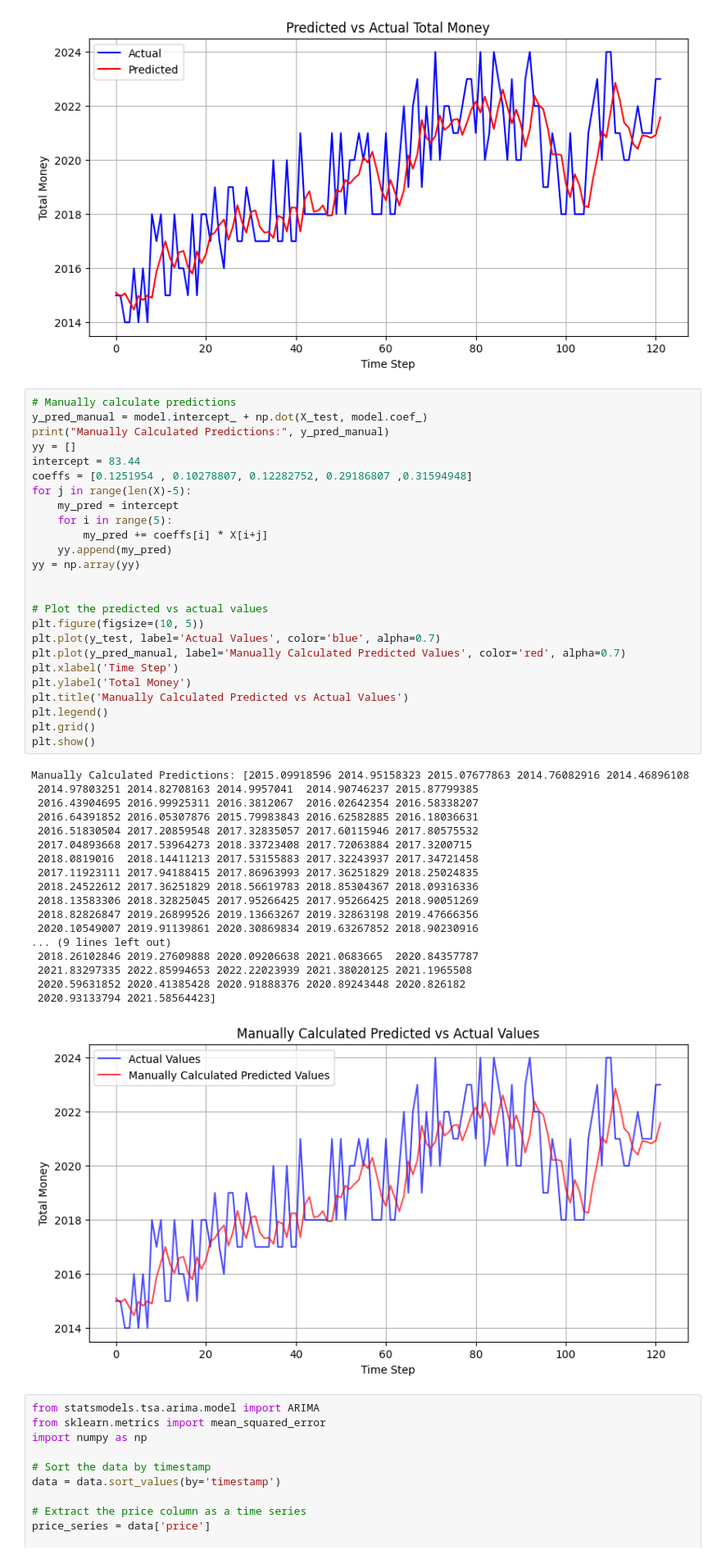
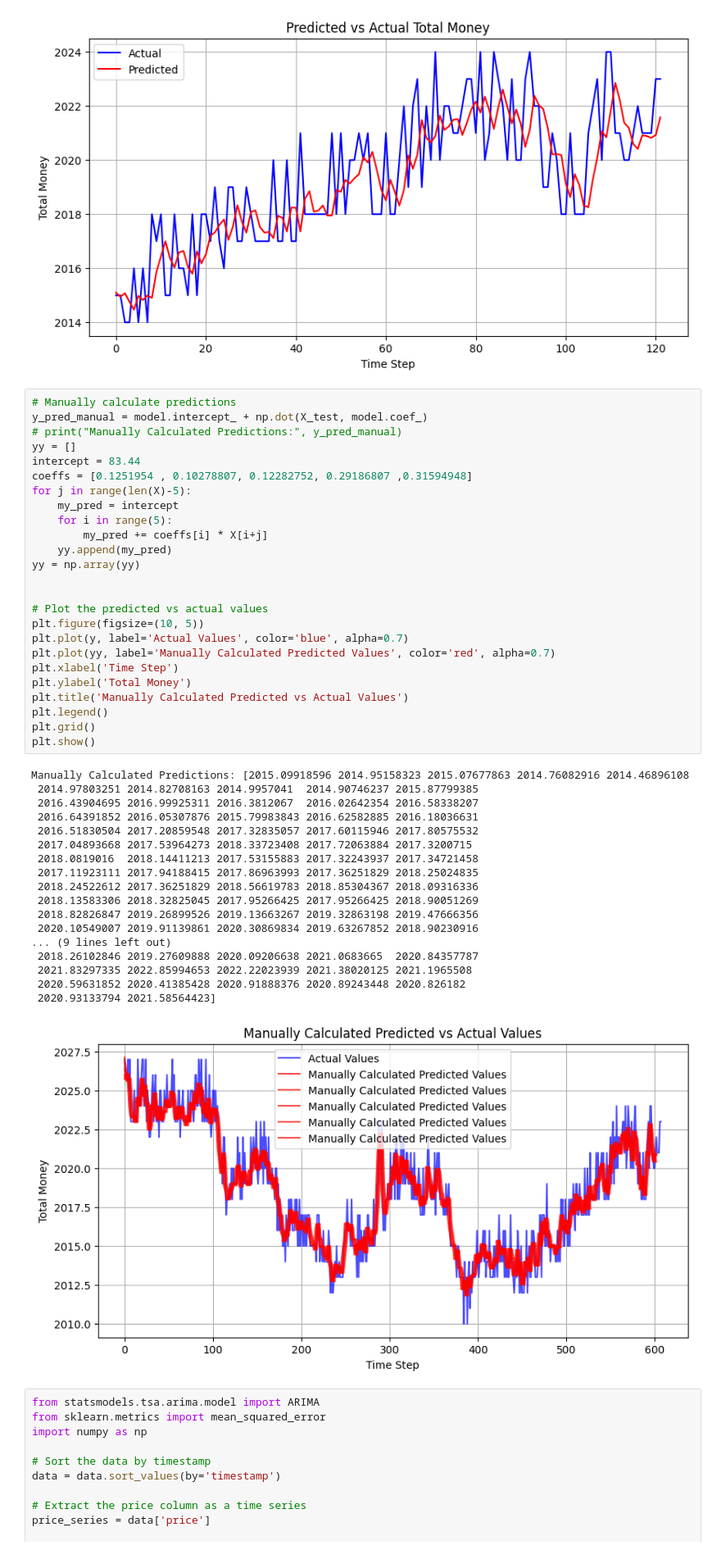
Before and after one commit to SamyakSS83/paradis-island-imckechode, a Jupyter notebook: Tutorial_round/analysis.ipynb, the cells around one changed output. Shown at 82% size. Saved outputs shown, nothing was run; the diff lists cells and outputs as text.

```diff
--- a/Tutorial_round/analysis.ipynb
+++ b/Tutorial_round/analysis.ipynb
@@ -93,7 +93,7 @@ Model Intercept: 83.44027023531362
 # %%
 # Manually calculate predictions
 y_pred_manual = model.intercept_ + np.dot(X_test, model.coef_)
-print("Manually Calculated Predictions:", y_pred_manual)
+# print("Manually Calculated Predictions:", y_pred_manual)
 yy = []
 intercept = 83.44
 coeffs = [0.1251954 , 0.10278807, 0.12282752, 0.29186807 ,0.31594948]
@@ -104,36 +104,36 @@ for j in range(len(X)-5):
     yy.append(my_pred)
 yy = np.array(yy)
 
 
 # Plot the predicted vs actual values
 plt.figure(figsize=(10, 5))
-plt.plot(y_test, label='Actual Values', color='blue', alpha=0.7)
-plt.plot(y_pred_manual, label='Manually Calculated Predicted Values', color='red', alpha=0.7)
+plt.plot(y, label='Actual Values', color='blue', alpha=0.7)
+plt.plot(yy, label='Manually Calculated Predicted Values', color='red', alpha=0.7)
 plt.xlabel('Time Step')
 plt.ylabel('Total Money')
 plt.title('Manually Calculated Predicted vs Actual Values')
 plt.legend()
 plt.grid()
 plt.show()
 # %% [output]
 Manually Calculated Predictions: [2015.09918596 2014.95158323 2015.07677863 2014.76082916 2014.46896108
  2014.97803251 2014.82708163 2014.9957041  2014.90746237 2015.87799385
  2016.43904695 2016.99925311 2016.3812067  2016.02642354 2016.58338207
  2016.64391852 2016.05307876 2015.79983843 2016.62582885 2016.18036631
  2016.51830504 2017.20859548 2017.32835057 2017.60115946 2017.80575532
  2017.04893668 2017.53964273 2018.33723408 2017.72063884 2017.3200715
  2018.0819016  2018.14411213 2017.53155883 2017.32243937 2017.34721458
  2017.11923111 2017.94188415 2017.86963993 2017.36251829 2018.25024835
  2018.24522612 2017.36251829 2018.56619783 2018.85304367 2018.09316336
  2018.13583306 2018.32825045 2017.95266425 2017.95266425 2018.90051269
  2018.82826847 2019.26899526 2019.13663267 2019.32863198 2019.47666356
  2020.10549007 2019.91139861 2020.30869834 2019.63267852 2018.90230916
 ... (9 lines left out)
  2018.26102846 2019.27609888 2020.09206638 2021.0683665  2020.84357787
  2021.83297335 2022.85994653 2022.22023939 2021.38020125 2021.1965508
  2020.59631852 2020.41385428 2020.91888376 2020.89243448 2020.826182
  2020.93133794 2021.58564423]
-[figure, old version]
+[figure, new version]
 # %%
 from statsmodels.tsa.arima.model import ARIMA
 from sklearn.metrics import mean_squared_error
```
